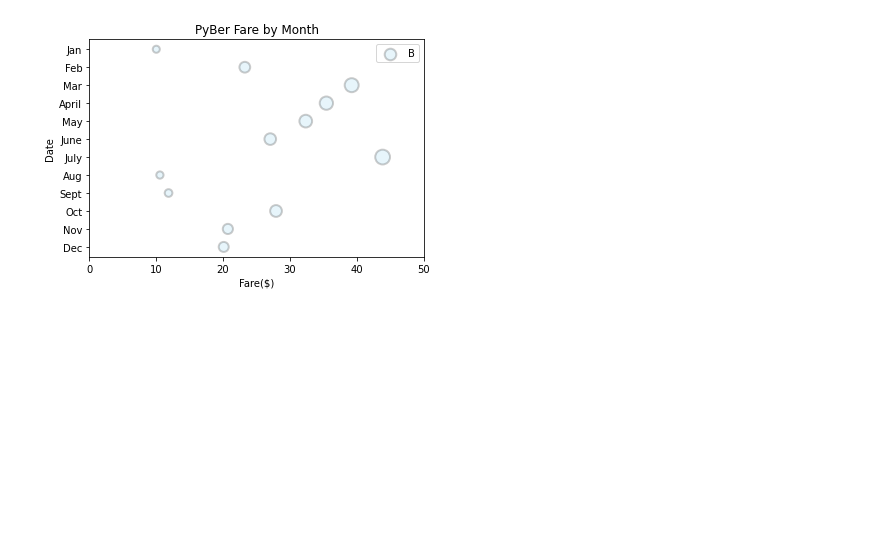
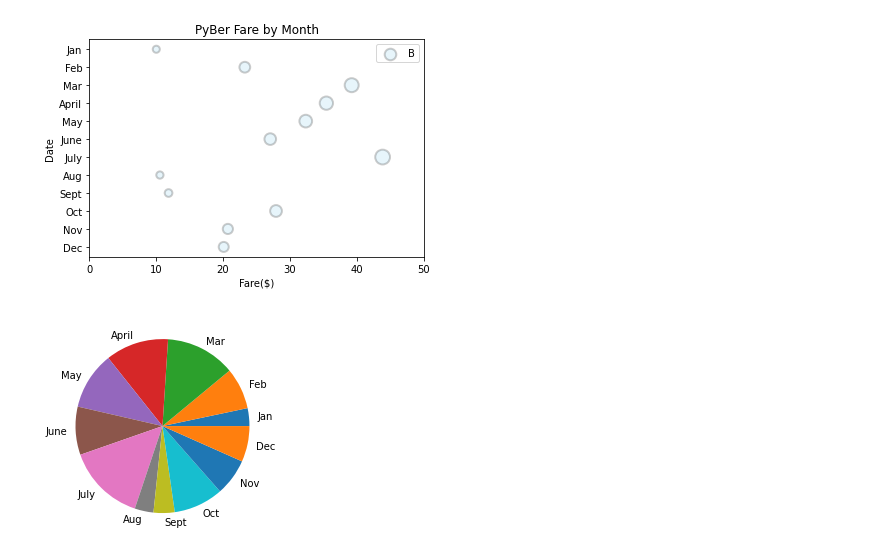
Before and after one commit to pmoores/PyBer_Analysis, a Jupyter notebook: matplotlib_practice.ipynb, the cells around one changed output. Saved outputs shown, nothing was run; the diff lists cells and outputs as text; code cells hidden in the pictures; blank space fills up the shorter version.

```diff
--- a/matplotlib_practice.ipynb
+++ b/matplotlib_practice.ipynb
@@ -256,4 +256,9 @@ ax.set_xlim([0, 50])
 (0.0, 50.0)
 [figure]
 # %%
-# 5.1.8
+# 5.1.8 Create a pie chart using the MATLAB method
+
+plt.pie(y_axis, labels=x_axis)
+plt.show()
+# %% [output]
+[figure, added]
```
Also changed, not shown: parts of 3 cells of this notebook, 3 other files.
